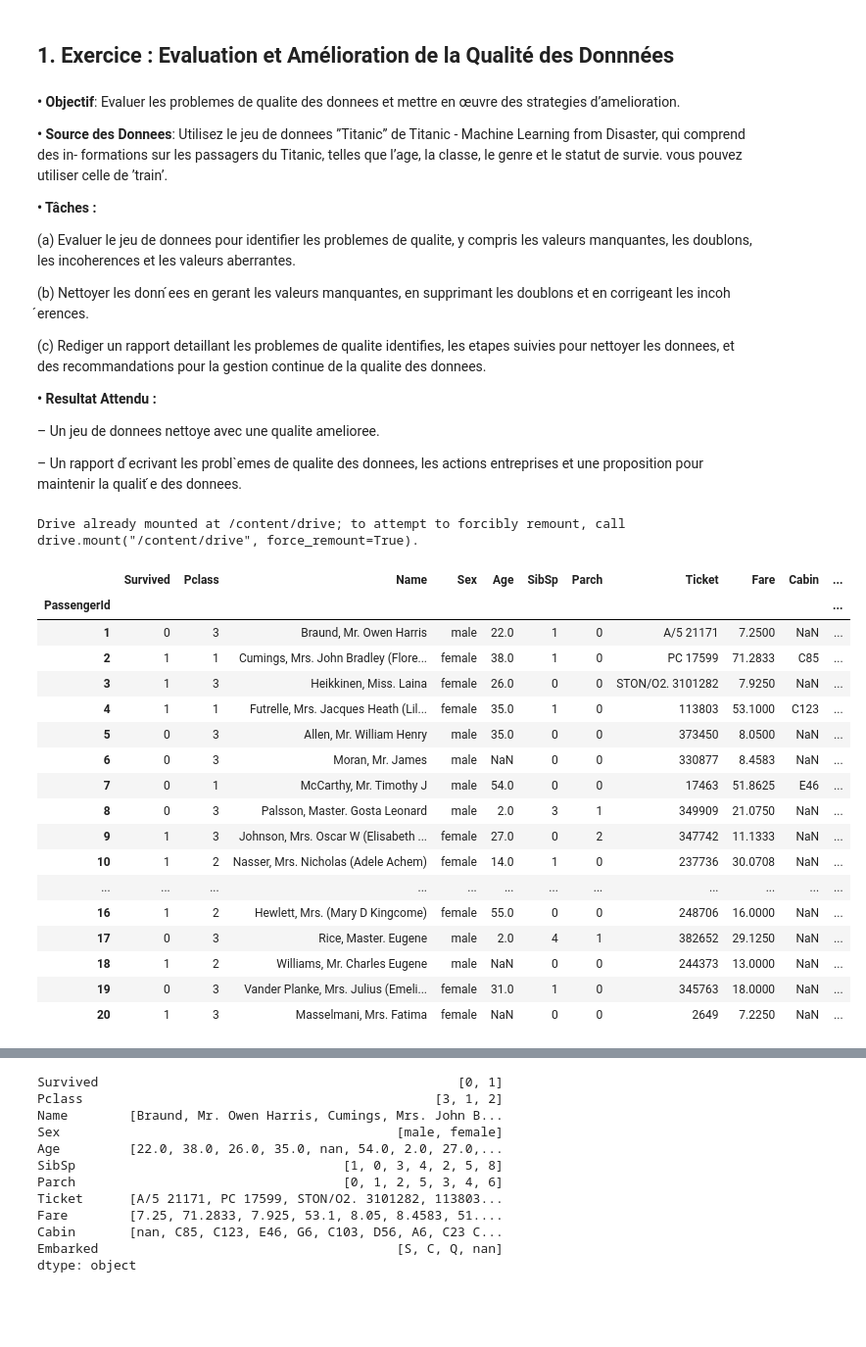
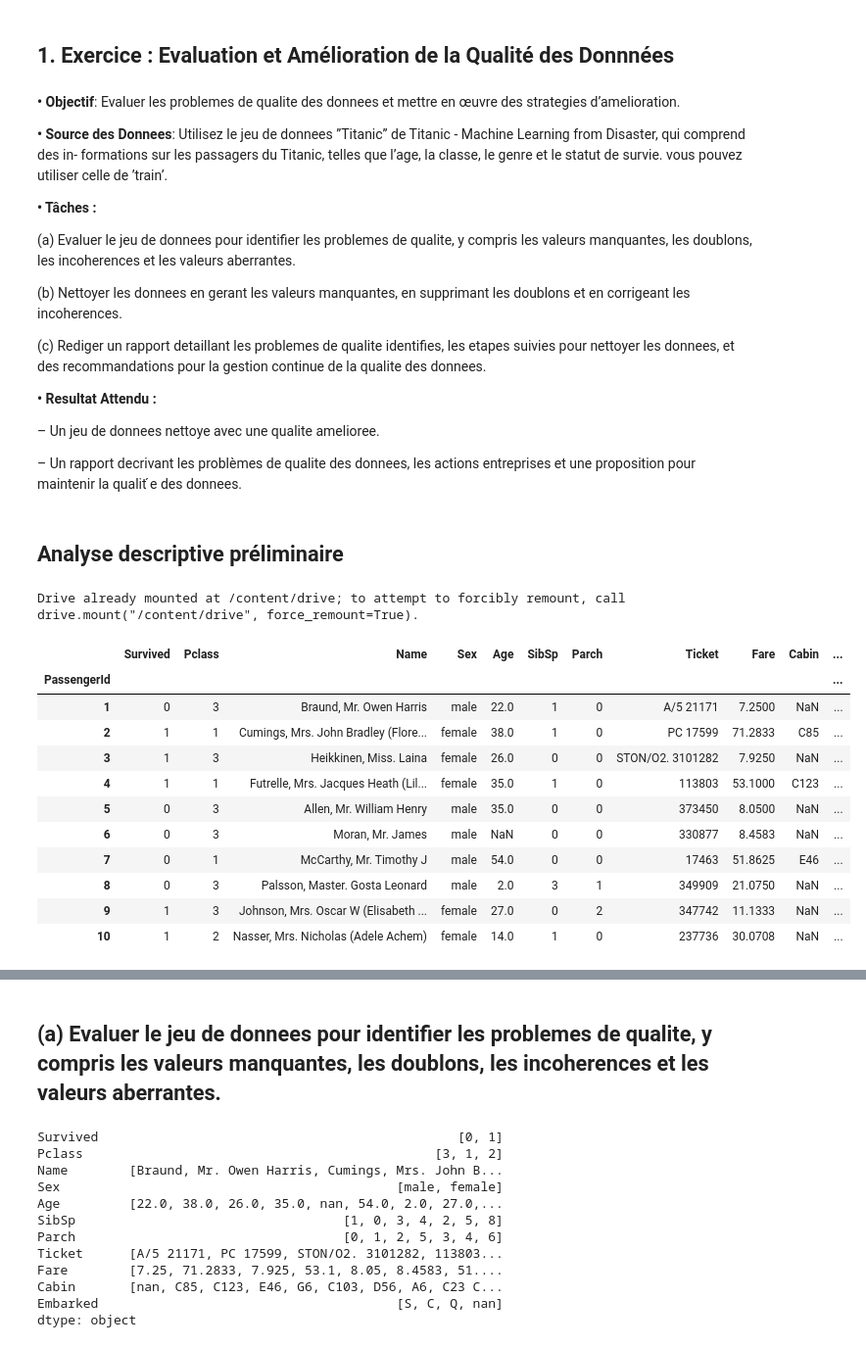
Before and after one commit to AmelieSnn/TitanicData, a Jupyter notebook: EXO_Gouvernance_des_données.ipynb, the cells around one changed output, grey strips where cells are left out. Shown at 98% size. Cells and saved outputs as stored; diff of their text form; code cells hidden in the pictures; blank space fills up the shorter version.

```diff
--- a/EXO_Gouvernance_des_données.ipynb
+++ b/EXO_Gouvernance_des_données.ipynb
@@ -17,7 +17,7 @@ en œuvre des strategies d’amelioration.
 
 (a) Evaluer le jeu de donnees pour identifier les problemes de qualite, y compris les valeurs manquantes, les doublons, les incoherences et les valeurs aberrantes.
 
-(b) Nettoyer les donn ́ees en gerant les valeurs manquantes, en supprimant les doublons et en corrigeant les incoh ́erences.
+(b) Nettoyer les donnees en gerant les valeurs manquantes, en supprimant les doublons et en corrigeant les incoherences.
 
 (c) Rediger un rapport detaillant les problemes de qualite identifies, les etapes suivies pour nettoyer les donnees, et des recommandations pour la gestion continue de la qualite des donnees.
 
@@ -26,7 +26,9 @@ en œuvre des strategies d’amelioration.
 
 – Un jeu de donnees nettoye avec une qualite amelioree.
 
-– Un rapport d ́ecrivant les probl`emes de qualite des donnees, les actions entreprises et une proposition pour maintenir la qualit ́e des donnees.
+– Un rapport decrivant les problèmes de qualite des donnees, les actions entreprises et une proposition pour maintenir la qualit ́e des donnees.
+# %% [markdown]
+## Analyse descriptive préliminaire
 # %%
 # Import des librairies pandas et numpy.
 import pandas as pd
@@ -42,26 +44,20 @@ Drive already mounted at /content/drive; to attempt to forcibly remount, call dr
 df = pd.read_csv("/content/drive/MyDrive/IASCHOOL/MASTER 2/Gouvernance des données/train.csv", index_col = 'PassengerId')
 # %%
 # Affichage du dataset
-df.head(20)
+df.head(10)
 # %% [output]
 |  | Survived | Pclass | Name | Sex | Age | SibSp | Parch | Ticket | Fare | Cabin | ... |
 | PassengerId |  |  |  |  |  |  |  |  |  |  | ... |
 | 1 | 0 | 3 | Braund, Mr. Owen Harris | male | 22.0 | 1 | 0 | A/5 21171 | 7.2500 | NaN | ... |
 | 2 | 1 | 1 | Cumings, Mrs. John Bradley (Flore... | female | 38.0 | 1 | 0 | PC 17599 | 71.2833 | C85 | ... |
 | 3 | 1 | 3 | Heikkinen, Miss. Laina | female | 26.0 | 0 | 0 | STON/O2. 3101282 | 7.9250 | NaN | ... |
 | 4 | 1 | 1 | Futrelle, Mrs. Jacques Heath (Lil... | female | 35.0 | 1 | 0 | 113803 | 53.1000 | C123 | ... |
 | 5 | 0 | 3 | Allen, Mr. William Henry | male | 35.0 | 0 | 0 | 373450 | 8.0500 | NaN | ... |
 | 6 | 0 | 3 | Moran, Mr. James | male | NaN | 0 | 0 | 330877 | 8.4583 | NaN | ... |
 | 7 | 0 | 1 | McCarthy, Mr. Timothy J | male | 54.0 | 0 | 0 | 17463 | 51.8625 | E46 | ... |
 | 8 | 0 | 3 | Palsson, Master. Gosta Leonard | male | 2.0 | 3 | 1 | 349909 | 21.0750 | NaN | ... |
 | 9 | 1 | 3 | Johnson, Mrs. Oscar W (Elisabeth ... | female | 27.0 | 0 | 2 | 347742 | 11.1333 | NaN | ... |
 | 10 | 1 | 2 | Nasser, Mrs. Nicholas (Adele Achem) | female | 14.0 | 1 | 0 | 237736 | 30.0708 | NaN | ... |
-| ... | ... | ... | ... | ... | ... | ... | ... | ... | ... | ... | ... |
-| 16 | 1 | 2 | Hewlett, Mrs. (Mary D Kingcome) | female | 55.0 | 0 | 0 | 248706 | 16.0000 | NaN | ... |
-| 17 | 0 | 3 | Rice, Master. Eugene | male | 2.0 | 4 | 1 | 382652 | 29.1250 | NaN | ... |
-| 18 | 1 | 2 | Williams, Mr. Charles Eugene | male | NaN | 0 | 0 | 244373 | 13.0000 | NaN | ... |
-| 19 | 0 | 3 | Vander Planke, Mrs. Julius (Emeli... | female | 31.0 | 1 | 0 | 345763 | 18.0000 | NaN | ... |
-| 20 | 1 | 3 | Masselmani, Mrs. Fatima | female | NaN | 0 | 0 | 2649 | 7.2250 | NaN | ... |
 # %%
 # Informations sur le dataset
 df.info()
@@ -84,6 +80,8 @@ Data columns (total 11 columns):
  10  Embarked  889 non-null    object
 dtypes: float64(2), int64(4), object(5)
 memory usage: 83.5+ KB
+# %% [markdown]
+## **(a) Evaluer le jeu de donnees pour identifier les problemes de qualite, y compris les valeurs manquantes, les doublons, les incoherences et les valeurs aberrantes.**
 # %%
 # Les différentes modalités prises par les différentes colonnes
 
```
Also changed, not shown: parts of 22 cells of this notebook.
